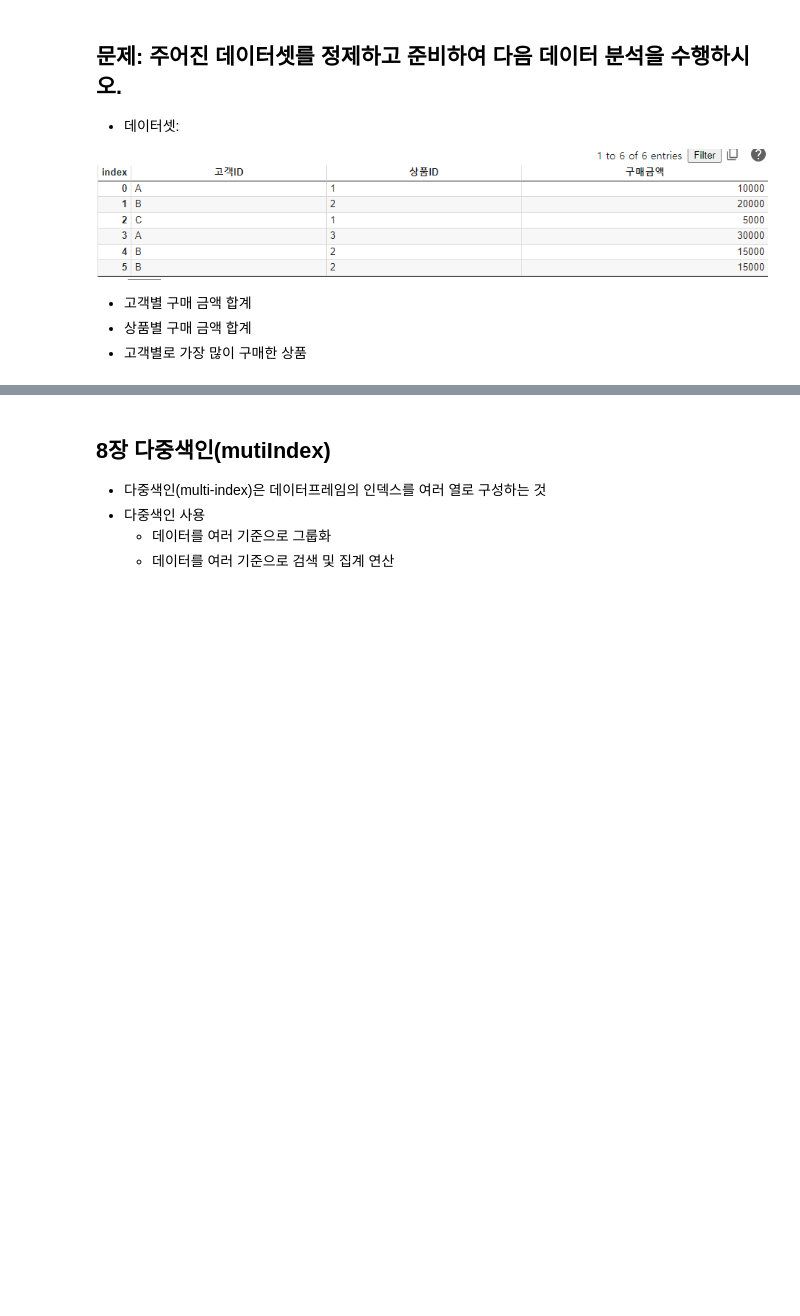
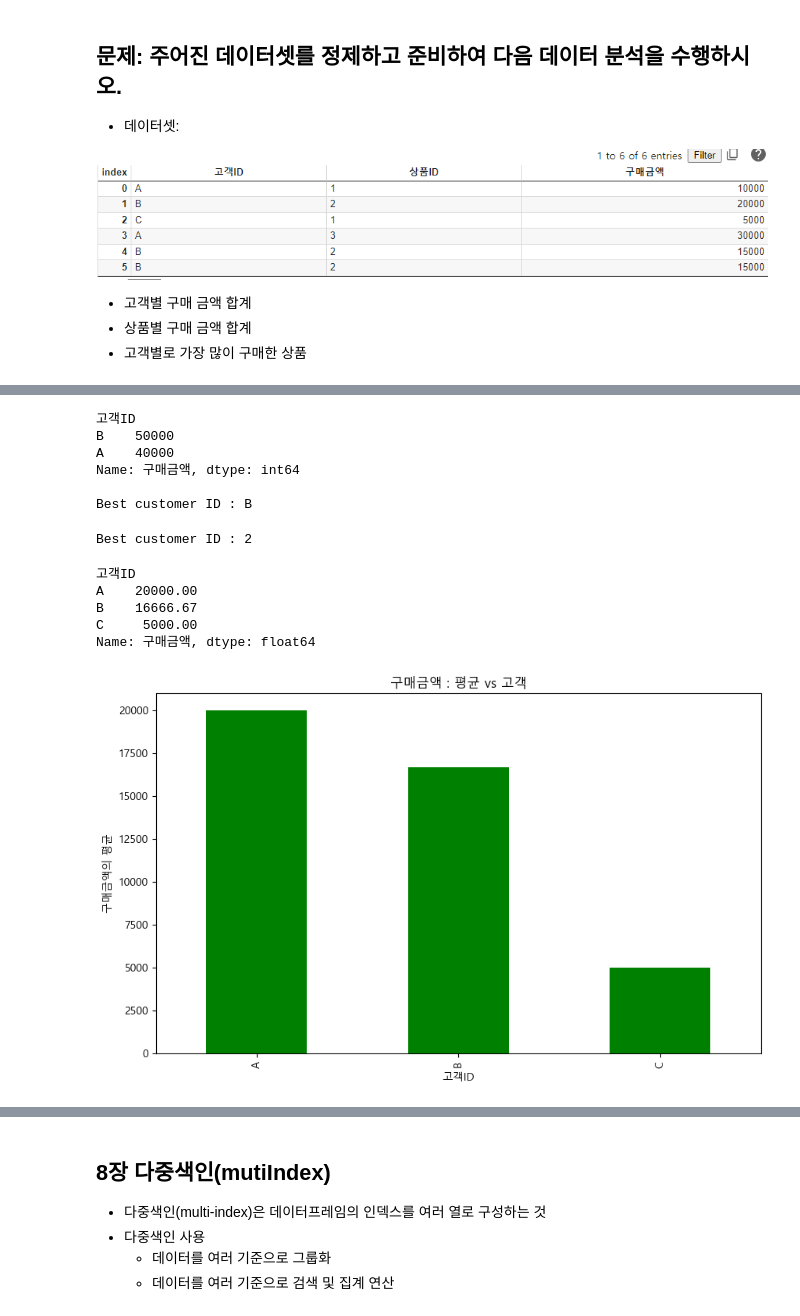
Before and after one commit to yubeen00/python_basic_3, a Jupyter notebook: data_analysis_05_02_class.ipynb, the cells around one changed output, grey strips where cells are left out. Cells and saved outputs as stored; diff of their text form; code cells hidden in the pictures; blank space fills up the shorter version.

```diff
--- a/data_analysis_05_02_class.ipynb
+++ b/data_analysis_05_02_class.ipynb
@@ -188,2 +202,26 @@ a
+# %%
+# 3) 상위 최우수 고객 2명 필터링하기
+result = df.groupby(["고객ID"])["구매금액"].sum().sort_values(ascending=False)
+result = df.groupby(["고객ID"])["구매금액"].sum().sort_values(ascending=False)
+
+.
+
+print(result.head(2))
+print()
+print(f"Best customer ID : {result.idxmax()}") # 최우수 고객 ID 출력
+# result = df.groupby(["고객ID"])["구매금액"].sum().sort_values(ascending=False).agg('idxmax')
+#.idxmax() -> 각 그룹에서 최대값을 가지는 행의 인덱스를 반환합니다. 이 메서드를 사용하려면 .agg() 메서드로 사용해야 합니다
+# %% [output]
+고객ID
+B    50000
+A    40000
+Name: 구매금액, dtype: int64
+
+Best customer ID : B
 # %%
 # 4) 고객에서 가장 인기있는 상품 찾기
+
+result = df["상품ID"].value_counts()
+print(f"Best customer ID : {result.idxmax()}")
+# %% [output]
+Best customer ID : 2
@@ -193,0 +228,19 @@ a
+# %%
+# 5) 고객ID별 구매금액의 평균를 계산하고 시각화하기
+result = round(df.groupby(["고객ID"])["구매금액"].mean(),2)
+print(result)
+print()
+
+plt.figure() # 하나의 도화지에 한 개의 그래프
+result.plot(kind = "bar", color = "green")
+plt.title("구매금액 : 평균 vs 고객")
+plt.ylabel("구매금액의 평균")
+
+plt.show()
+# %% [output]
+고객ID
+A    20000.00
+B    16666.67
+C     5000.00
+Name: 구매금액, dtype: float64
+[figure, added]
```
Also changed, not shown: parts of 22 cells of this notebook, 3 other files.
